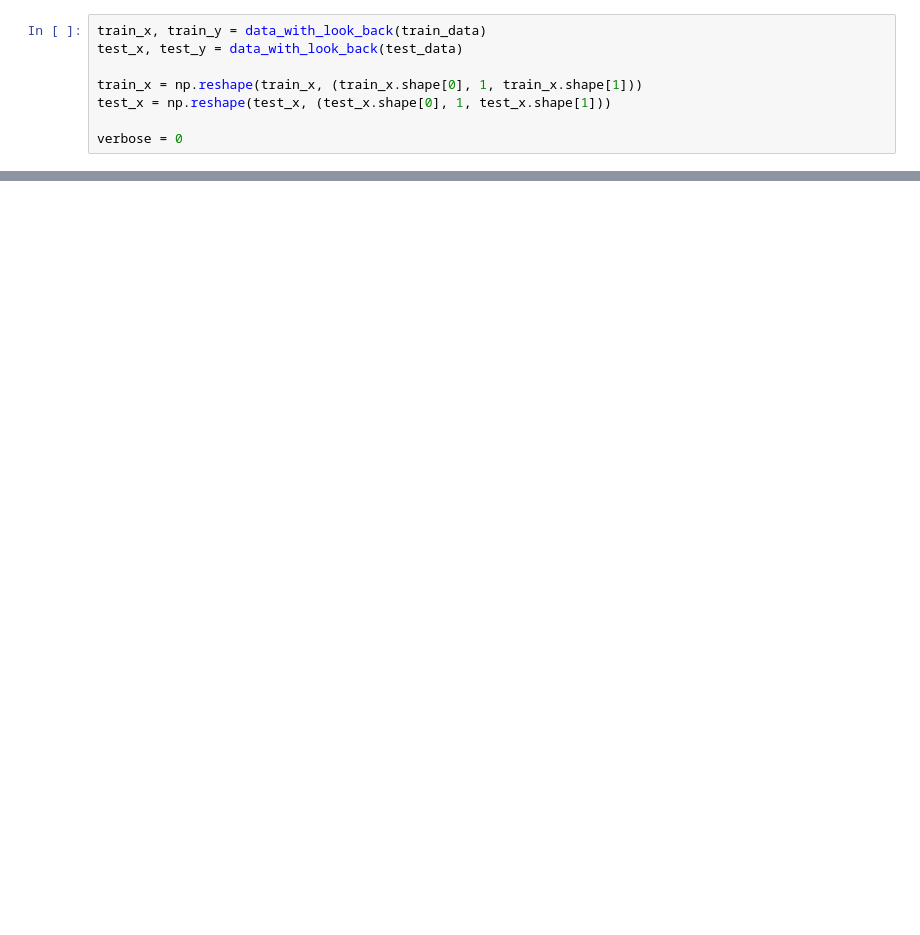
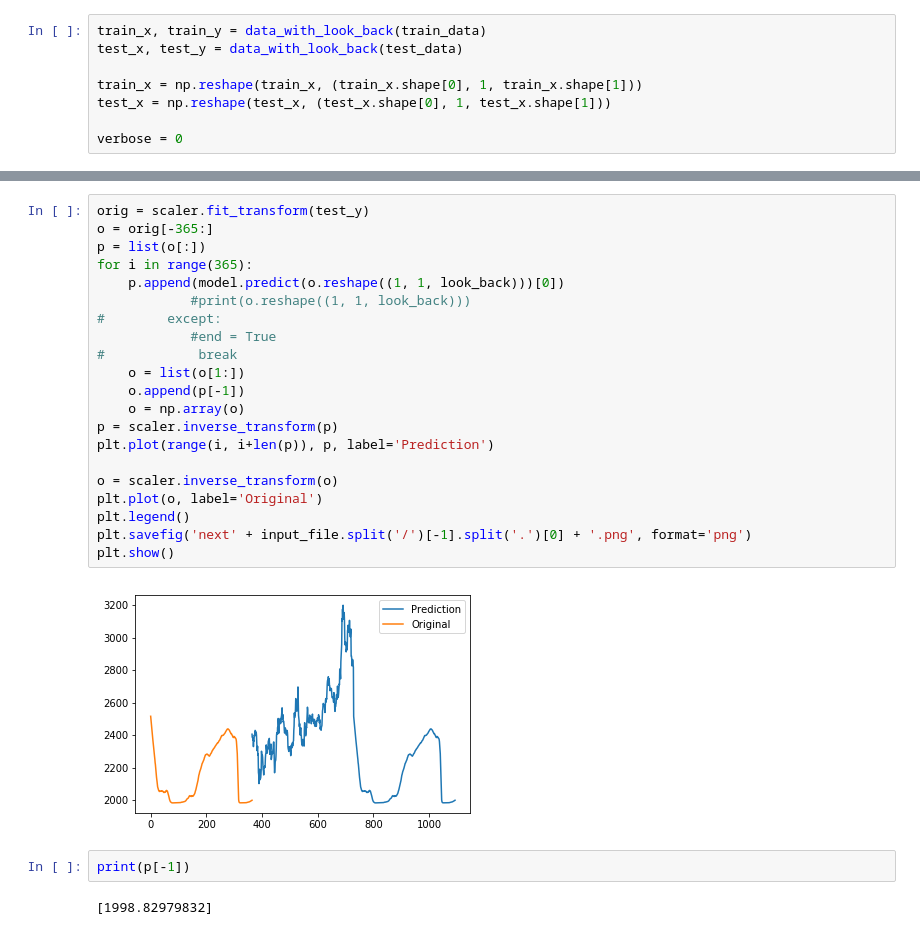
Before and after one commit to avinashshenoy97/myquity, a Jupyter notebook: iPython Notebooks/Deep LSTM.ipynb, the cells around one changed output, grey strips where cells are left out. Drawn from its saved outputs; the diff is of its cells as text; blank space fills up the shorter version.

```diff
--- a/iPython Notebooks/Deep LSTM.ipynb
+++ b/iPython Notebooks/Deep LSTM.ipynb
@@ -190,0 +211,27 @@ plt.show()
+# %%
+orig = scaler.fit_transform(test_y)
+o = orig[-365:]
+p = list(o[:])
+for i in range(365):
+    p.append(model.predict(o.reshape((1, 1, look_back)))[0])
+            #print(o.reshape((1, 1, look_back)))
+#        except:
+            #end = True
+#            break
+    o = list(o[1:])
+    o.append(p[-1])
+    o = np.array(o)
+p = scaler.inverse_transform(p)
+plt.plot(range(i, i+len(p)), p, label='Prediction')
+
+o = scaler.inverse_transform(o)
+plt.plot(o, label='Original')
+plt.legend()
+plt.savefig('next' + input_file.split('/')[-1].split('.')[0] + '.png', format='png')
+plt.show()
+# %% [output]
+[figure, added]
+# %%
+print(p[-1])
+# %% [output]
+[1998.82979832]
```
Also changed, not shown: parts of 7 cells of this notebook, 1 other file.
